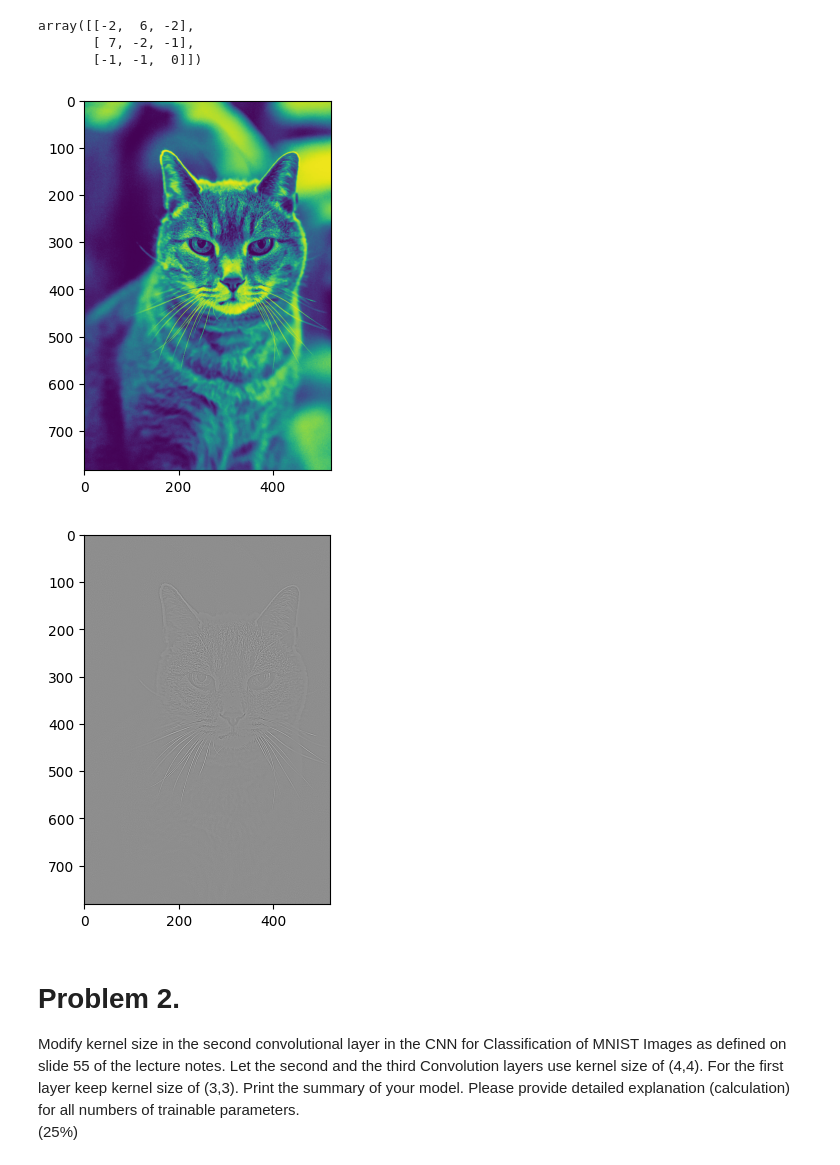
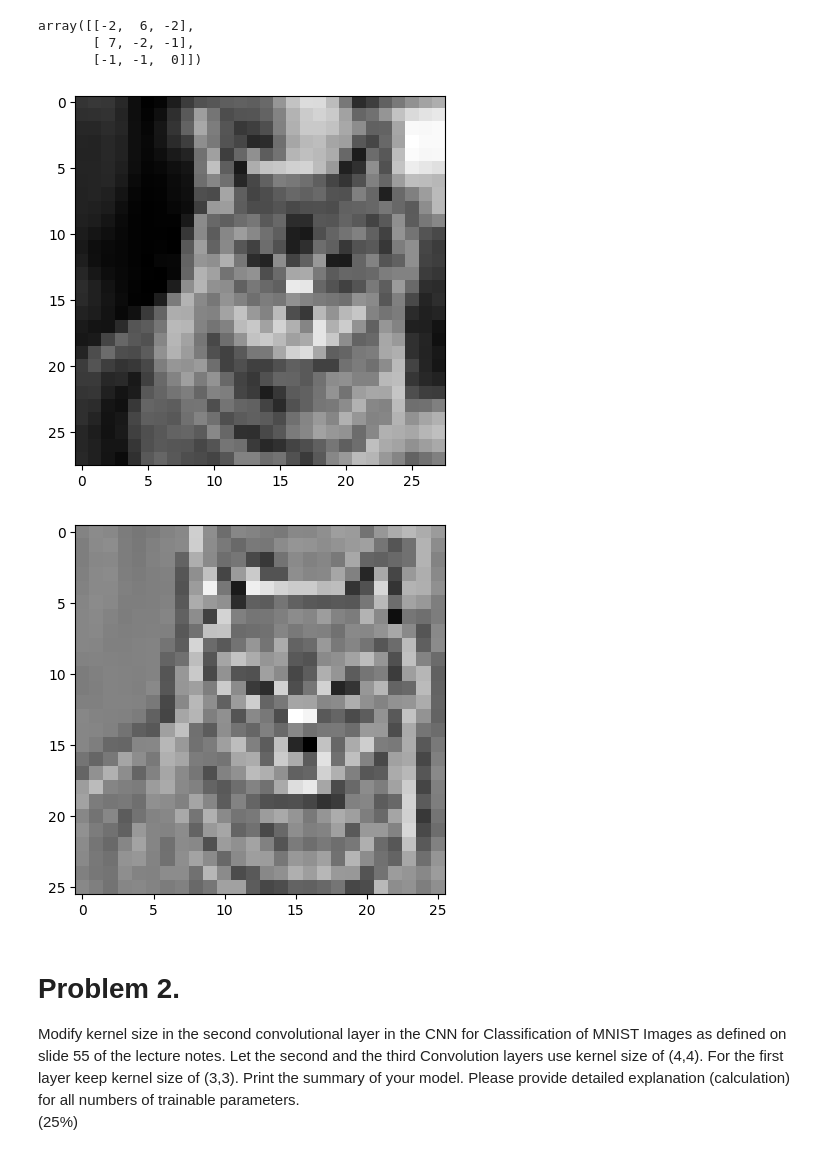
Before and after one commit to chlovec/hues_programs, a Jupyter notebook: csie_89/week04/assignment/sol/CSIE89_okoronkwo_alfred_hw04.ipynb, the cells around one changed output. Cells and saved outputs as stored; diff of their text form; code cells hidden in the pictures.

```diff
--- a/csie_89/week04/assignment/sol/CSIE89_okoronkwo_alfred_hw04.ipynb
+++ b/csie_89/week04/assignment/sol/CSIE89_okoronkwo_alfred_hw04.ipynb
@@ -57,14 +57,8 @@ def detect_edges(input_array, kernel=None, pad_input=False):
 # %%
 def read_normalize_image(image_path):
     """Reads an normalize image from disk"""
-    img = mpimg.imread(image_path)
-
-    # convert to grayscale if RGB
-    if img.ndim == 3:
-        img = np.mean(img, axis=2)
-
-    # normalize the image
-    img /= 255.0
+    img = Image.open(image_path).convert("L").resize((28, 28))
+    img = np.array(img, dtype=np.float32) / 255.0
     return img
 # %%
 input_array = np.array([
@@ -82,18 +76,17 @@ array([[-2,  6, -2],
        [ 7, -2, -1],
        [-1, -1,  0]])
 # %%
-cat_img = read_normalize_image('images/cat4.jpg')
-plt.imshow(cat_img)
+cat_img = read_normalize_image('images/cat5.png')
+plt.imshow(cat_img, cmap="gray")
 plt.show()
 # %% [output]
-[figure, old version]
+[figure, new version]
 # %%
 scanned_image = detect_edges(cat_img, pad_input=False)
-# thicker_edges = cv2.dilate(scanned_image.astype(np.uint8), np.ones((3,3), np.uint8), iterations=1)
 plt.imshow(scanned_image, cmap="gray")
 plt.show()
 # %% [output]
-[figure, old version]
+[figure, new version]
 # %% [markdown]
 # Problem 2.
 
```
Also changed, not shown: parts of 19 cells of this notebook, 7 other files.
